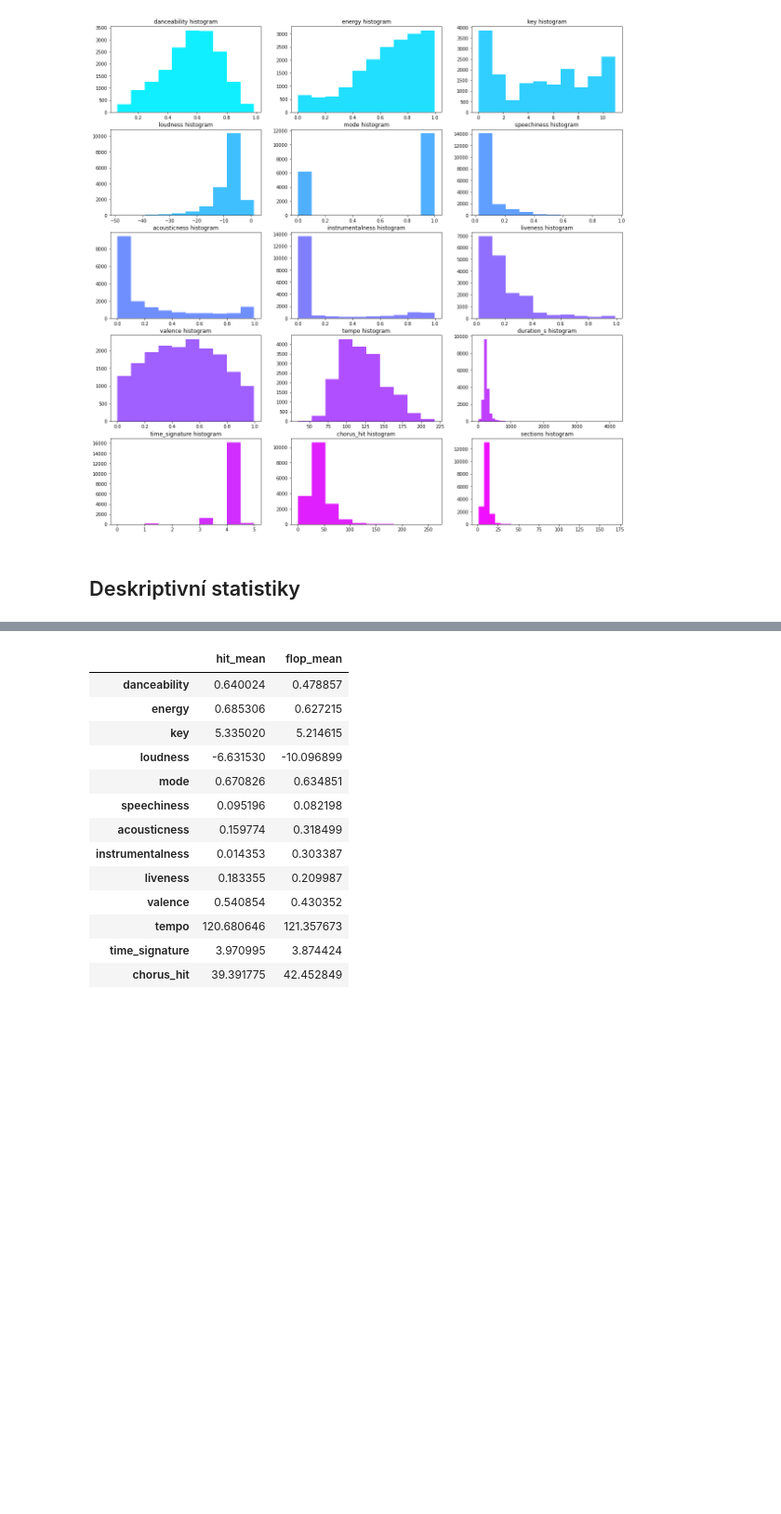
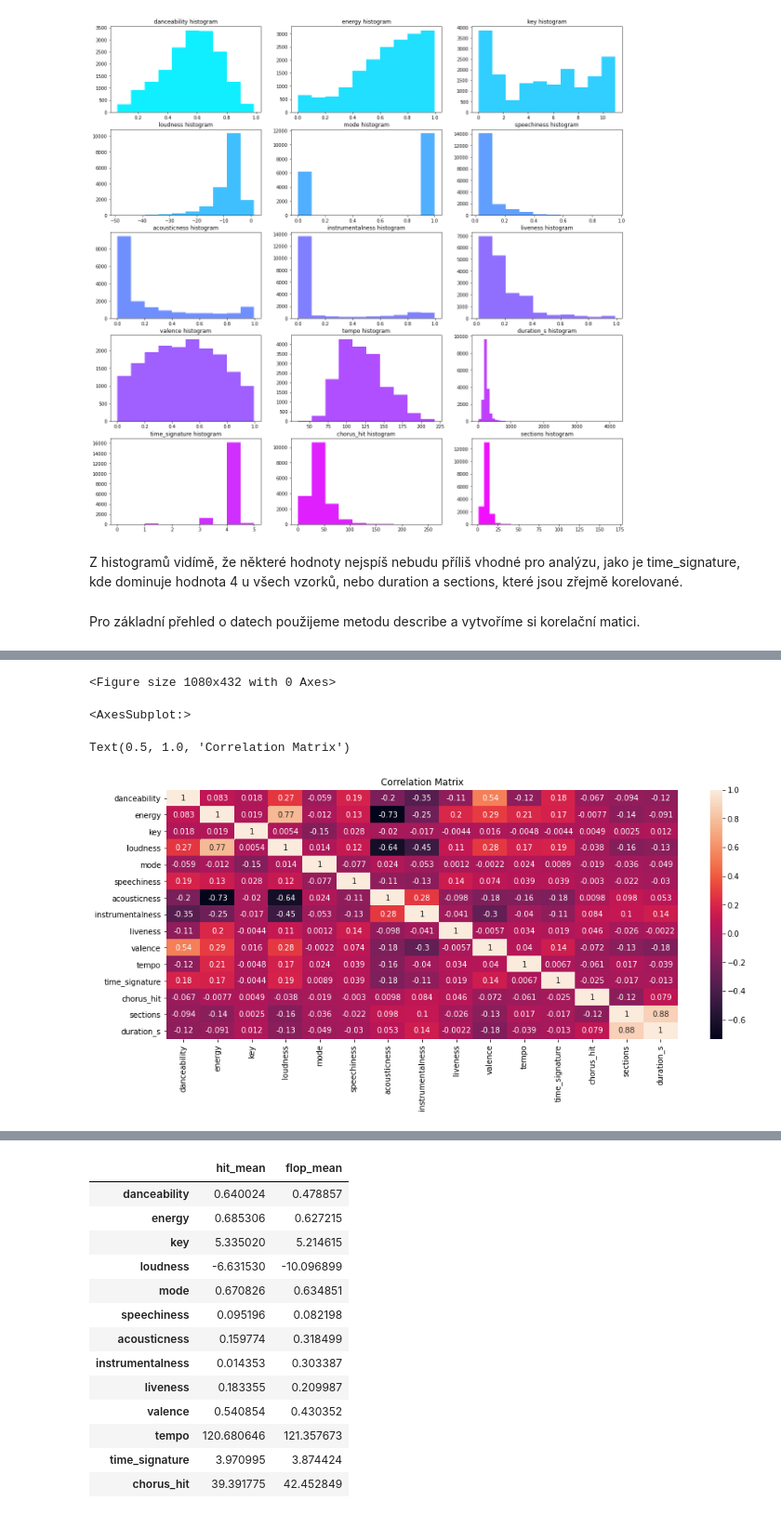
Before and after one commit to psorafa/4IZ565, a Jupyter notebook: spotify hit songs predictor.ipynb, the cells around one changed output, grey strips where cells are left out. Shown at 93% size. Cells and saved outputs as stored; diff of their text form; code cells hidden in the pictures; blank space fills up the shorter version.

```diff
--- a/spotify hit songs predictor.ipynb
+++ b/spotify hit songs predictor.ipynb
@@ -147,8 +152,10 @@ hist_plot(4,2, 'sections', 25)
 plt.show()
 # %% [output]
 [figure]
-# %% [markdown]
-## Deskriptivní statistiky
+# %% [markdown]
+Z histogramů vidímě, že některé hodnoty nejspíš nebudu příliš vhodné pro analýzu, jako je time_signature, kde dominuje hodnota 4 u všech vzorků, nebo duration a sections, které jsou zřejmě korelované.
+# %% [markdown]
+Pro základní přehled o datech použijeme metodu describe a vytvoříme si korelační matici.
 # %%
 all_tracks.describe()
 # %% [output]
@@ -161,3 +168,17 @@ all_tracks.describe()
 | 50% | 0.577000 | 0.700000 | 5.000000 | -6.902000 | 1.000000 | 0.050400 | 0.081600 | 0.000046 | ... |
 | 75% | 0.697000 | 0.857000 | 8.000000 | -5.028000 | 1.000000 | 0.096700 | 0.377000 | 0.061500 | ... |
 | max | 0.986000 | 0.999000 | 11.000000 | 1.137000 | 1.000000 | 0.956000 | 0.996000 | 0.998000 | ... |
+# %%
+features = ['track', 'artist', 'danceability', 'energy', 'key', 'loudness', 'mode', 'speechiness', 'acousticness', 'instrumentalness', 'liveness',
+                'valence', 'tempo', 'time_signature', 'chorus_hit','sections', 'duration_s']
+X = all_tracks[features]
+
+plt.figure(figsize=(15,6))
+sns.heatmap(X.corr(),annot=True)
+plt.title("Correlation Matrix")
+plt.show()
+# %% [output]
+<Figure size 1080x432 with 0 Axes>
+<AxesSubplot:>
+Text(0.5, 1.0, 'Correlation Matrix')
+[figure, added]
```
Also changed, not shown: parts of 39 cells of this notebook, 1 other file.
